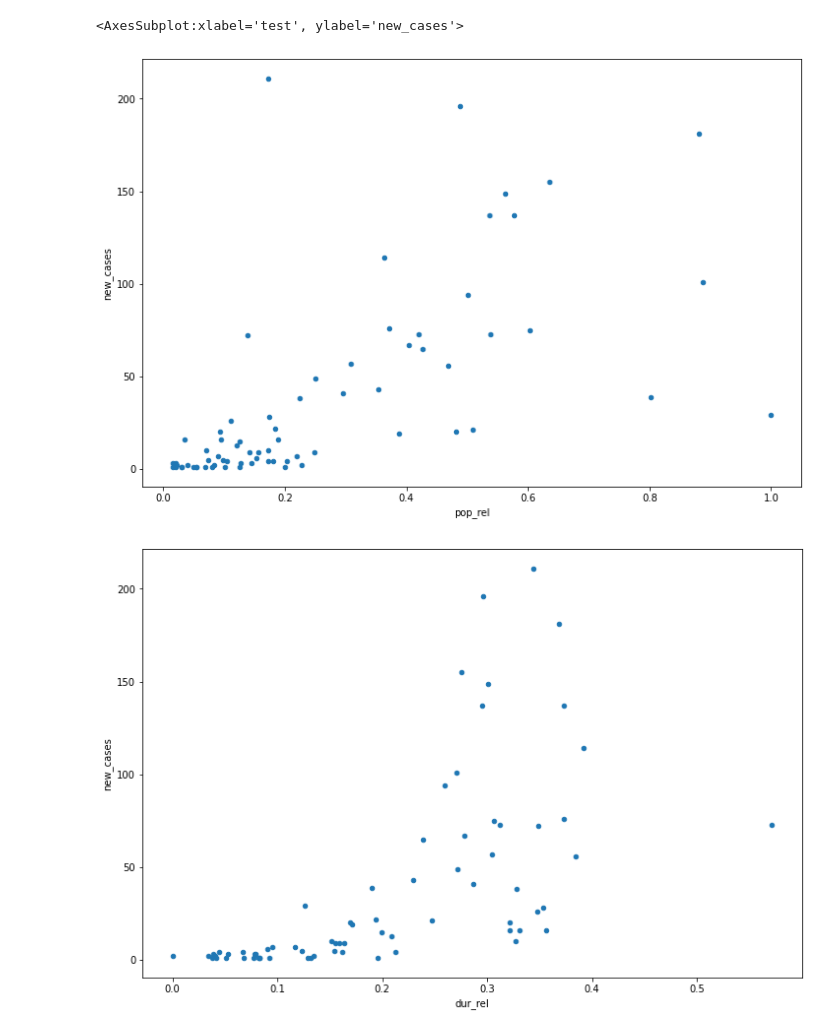
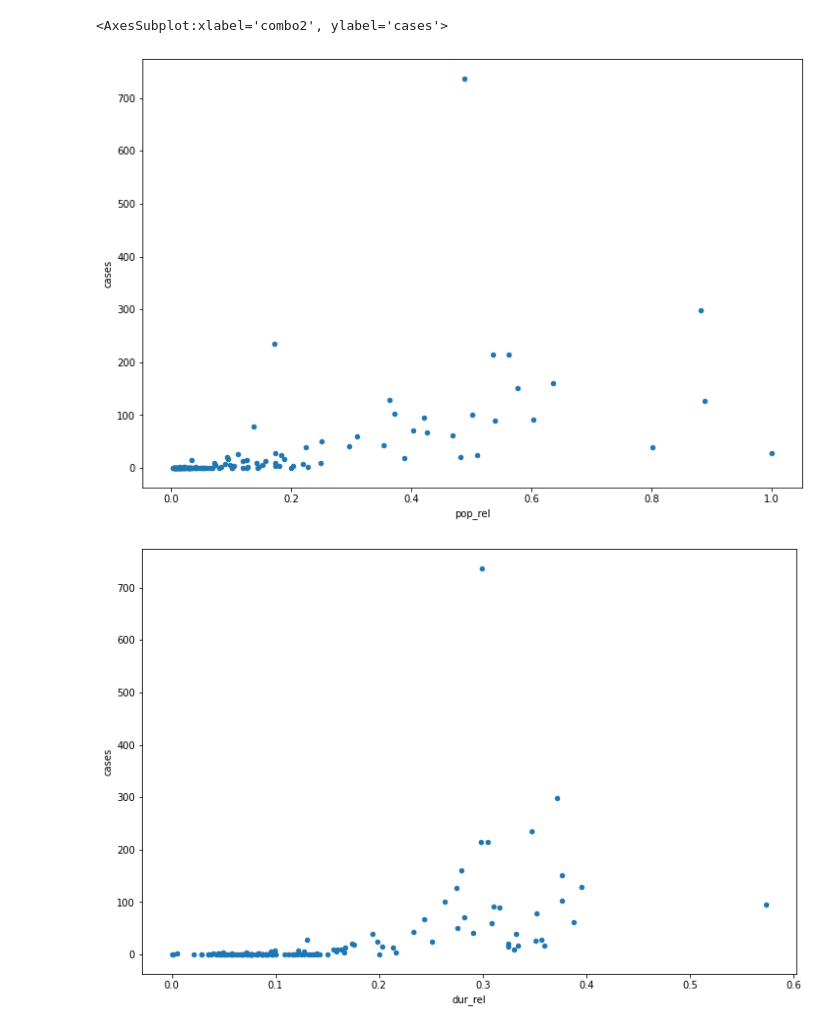
Before and after one commit to MarkusMannheim/covid-anniversary, a Jupyter notebook: data/data.ipynb, the cells around one changed output. Cells and saved outputs as stored; diff of their text form; code cells hidden in the pictures.

```diff
--- a/data/data.ipynb
+++ b/data/data.ipynb
@@ -3,16 +3,15 @@ import pandas as pd
 import time
 import requests
 import json
+import math
 
-data = pd.read_json("https://data.nsw.gov.au/data/api/3/action/datastore_search?resource_id=2776dbb8-f807-4fb2-b1ed-184a6fc2c8aa&limit=6000")
+data = pd.read_json("https://data.nsw.gov.au/data/api/3/action/datastore_search?resource_id=2776dbb8-f807-4fb2-b1ed-184a6fc2c8aa&limit=10000")
 data = pd.json_normalize(data.result.records)
 data = data.query("likely_source_of_infection != 'Overseas'")
 data = data[["notification_date", "lga_code19"]]
 data.columns = ["date", "code"]
 data.date = pd.to_datetime(data.date)
 data["cases"] = [1] * len(data)
-
-data.describe(datetime_is_numeric=True)
 
 data = data.groupby(["date", "code"]).sum().reset_index()
 data.code = data.code.astype("int")
@@ -61,19 +60,4 @@ for i, indice in enumerate(data_chart.index):
 print("processing recent cases ... complete")
 
 data_chart.to_csv("./cases.csv", index=False)
-
-plot_data = pd.read_csv("./dataDistance.csv")
-for i in plot_data.index:
-    plot_data.at[i, "new_cases"] = data_chart[data_chart["code"] == plot_data.at[i, "code"]]["cases"].sum()
-
-for i in plot_data.index:
-    r = requests.get(f"http://router.project-osrm.org/route/v1/car/151.179428,-33.947346;{plot_data.at[i, 'location']}?overview=false")
-    routes = json.loads(r.content)
-    try:
-        duration = routes.get("routes")[0]["duration"]
-    except:
-        duration = 0
-    plot_data.at[i, "duration"] = duration
-
-plot_data
 # %% [output]
@@ -131,20 +140,24 @@ df
 # %%
-import math
+df_plot = df.query("duration > 0 & pop > 0")
+df_plot["pop"] = df_plot["pop"].astype("int")
+df_plot["cases"] = df_plot["cases"].astype("int")
+max_pop = df_plot["pop"].max()
+max_density = df_plot["density"].max()
+max_dur = df_plot["duration"].apply(math.log).max()
+df_plot["pop_rel"] = df_plot["pop"] / max_pop
+df_plot["den_rel"] = df_plot["density"] / max_density
+df_plot["pop_test"] = df_plot["pop_rel"] * df_plot["den_rel"]
+df_plot["dur_rel"] = 1 - df_plot["duration"].apply(math.log) / max_dur
+df_plot["combo"] = df_plot["pop_rel"] * df_plot["dur_rel"]
+df_plot["combo2"] = df_plot["pop_test"] * df_plot["dur_rel"]
 
-dataPlot = plot_data.query("duration > 0 & pop > 0")
-max_pop = dataPlot["pop"].max()
-max_dur = dataPlot["duration"].apply(math.log).max()
-dataPlot["pop_rel"] = dataPlot["pop"] / max_pop
-dataPlot["dur_rel"] = 1 - dataPlot["duration"].apply(math.log) / max_dur
-dataPlot["test"] = dataPlot["pop_rel"] * dataPlot["dur_rel"]
-dataPlot.corr()
+df_plot.to_csv("data_simple.csv", index=False)
 
-dataPlot.to_csv("data_chart.csv", index=False)
-
-dataPlot.plot.scatter("pop_rel", "new_cases", figsize=(12, 8))
-dataPlot.plot.scatter("dur_rel", "new_cases", figsize=(12, 8))
-dataPlot.plot.scatter("test", "new_cases", figsize=(12, 8))
+df_plot.plot.scatter("pop_rel", "cases", figsize=(12, 8))
+df_plot.plot.scatter("dur_rel", "cases", figsize=(12, 8))
+df_plot.plot.scatter("combo", "cases", figsize=(12, 8))
+df_plot.plot.scatter("combo2", "cases", figsize=(12, 8))
 # %% [output]
-<AxesSubplot:xlabel='test', ylabel='new_cases'>
+<AxesSubplot:xlabel='combo2', ylabel='cases'>
-[figure, old version]
+[figure, new version]
-[figure, old version]
+[figure, new version]
```
Also changed, not shown: parts of 3 cells of this notebook, 12 other files.
